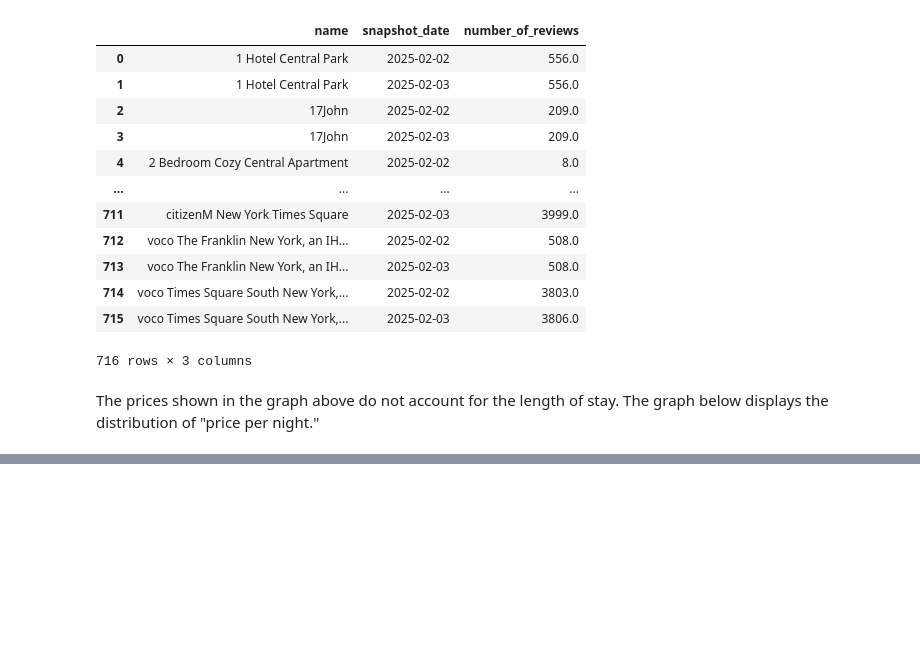
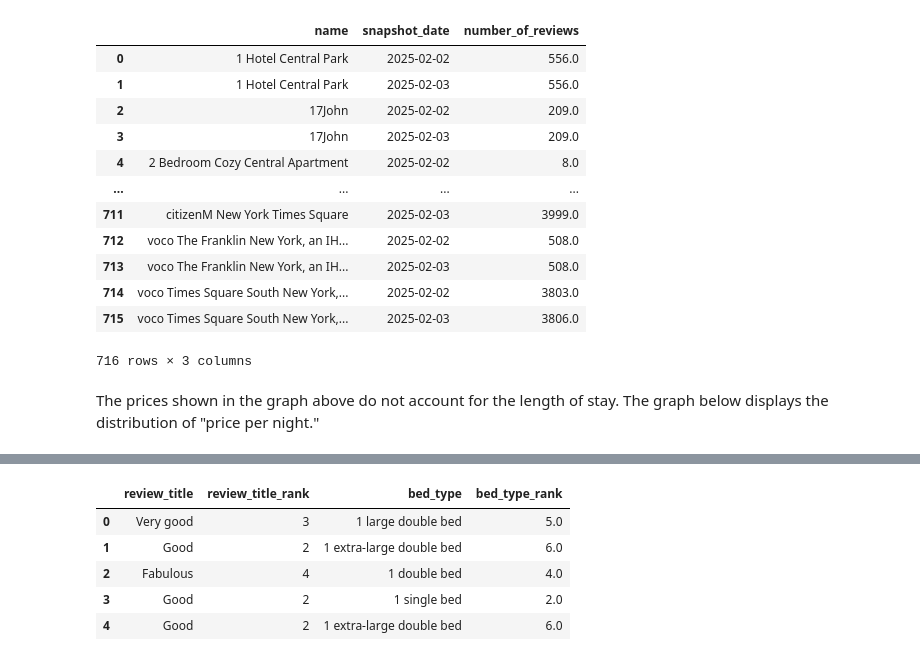
Before and after one commit to yoav0gal/DS-101-Final, a Jupyter notebook: ProjectA/data-exploration.ipynb, the cells around one changed output, grey strips where cells are left out. Cells and saved outputs as stored; diff of their text form; code cells hidden in the pictures; blank space fills up the shorter version.

```diff
--- a/ProjectA/data-exploration.ipynb
+++ b/ProjectA/data-exploration.ipynb
@@ -293,0 +265,42 @@ print(new_bookings.head())
+# %%
+# Example ranking for bed types (adjust as needed)
+bed_type_mapping = {
+    'Multiple bed types': 1,  # Vague and lacks specifics
+    '1 single bed': 2,  # Least valuable, smallest sleeping arrangement
+    '1 bunk bed': 3,  # Compact but only good for certain situations
+    '1 double bed': 4,  # Standard, but smaller than a large double
+    '1 large double bed': 5,  # Comfortable for two
+    '1 extra-large double bed': 6,  # Large and luxurious for two
+    '2 single beds': 7,  # Simple twin setup, less desirable than a double
+    '2 bunk beds': 8,  # Sleeps four but is less comfortable
+    '3 single beds': 9,  # Good for separate sleepers but lacks bed size variety
+    '2 beds (1 single, 1 double)': 10,  # One double and one single, still decent
+    '2 beds (1 single, 1 large double)': 11,  # One large and one single, slightly less valuable than extra-large
+    '2 beds (1 single, 1 extra-large double)': 12,  # One very large and one small bed
+    '2 beds (1 bunk bed, 1 large double)': 13,  # One solid large bed + bunk bed for kids
+    '2 beds (1 sofa bed, 1 large double)': 14,  # Large double + extra seating/bed
+    '2 beds (1 double, 1 sofa bed)': 15,  # Standard double bed + sofa, good for a couple + 1
+    '2 beds (1 extra-large double, 1 sofa bed)': 16,  # Large main bed + extra sofa sleeper
+    'Beds: 1 double or 2 singles': 17,  # Flexibility makes this valuable
+    '2 double beds': 18,  # Standard two-bed setup, good for small families/groups
+    '2 large double beds': 19,  # Large but slightly less spacious than extra-large beds
+    '2 extra-large double beds': 20,  # Luxury and spacious for up to four people
+    '3 beds (2 doubles, 1 sofa bed)': 21,  # Two doubles + a sofa bed is a flexible setup
+    '3 beds (1 bunk bed, 2 large doubles)': 22,  # Large family/group-friendly
+    '4 beds (1 double, 1 bunk bed, 1 sofa bed, 1 large double)': 23,  # Great for a mix of sleepers
+    '5 beds (3 extra-large doubles, 2 large doubles)': 24,  # Accommodates large groups comfortably
+    'Private suite': 25  # Typically premium, offering the best experience
+}
+
+# Apply bed type ranking
+new_bookings["bed_type_rank"] = new_bookings["bed_type"].map(bed_type_mapping)
+
+# Show a preview of the transformed columns
+new_bookings[["review_title", "review_title_rank", "bed_type", "bed_type_rank"]].head()
+# %% [output]
+|  | review_title | review_title_rank | bed_type | bed_type_rank |
+| 0 | Very good | 3 | 1 large double bed | 5.0 |
+| 1 | Good | 2 | 1 extra-large double bed | 6.0 |
+| 2 | Fabulous | 4 | 1 double bed | 4.0 |
+| 3 | Good | 2 | 1 single bed | 2.0 |
+| 4 | Good | 2 | 1 extra-large double bed | 6.0 |
```
Also changed, not shown: parts of 17 cells of this notebook, 3 other files.
